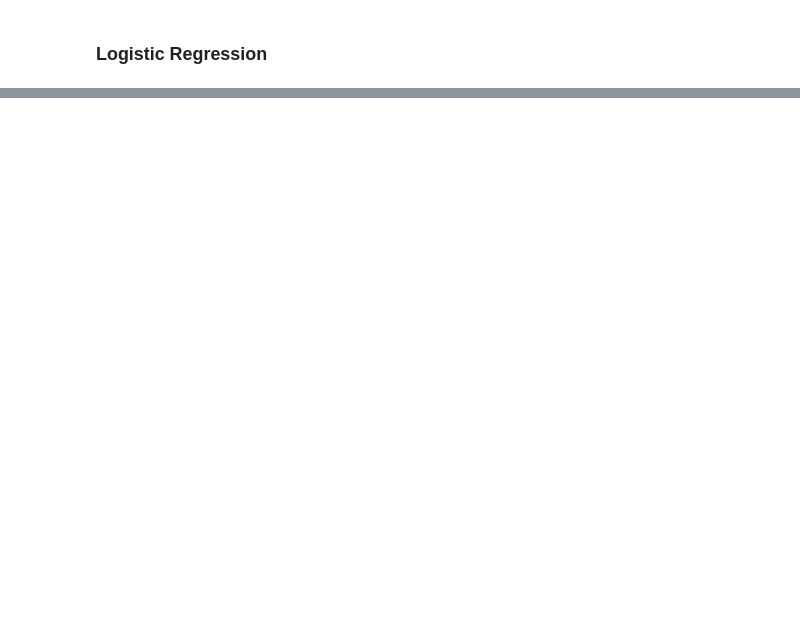
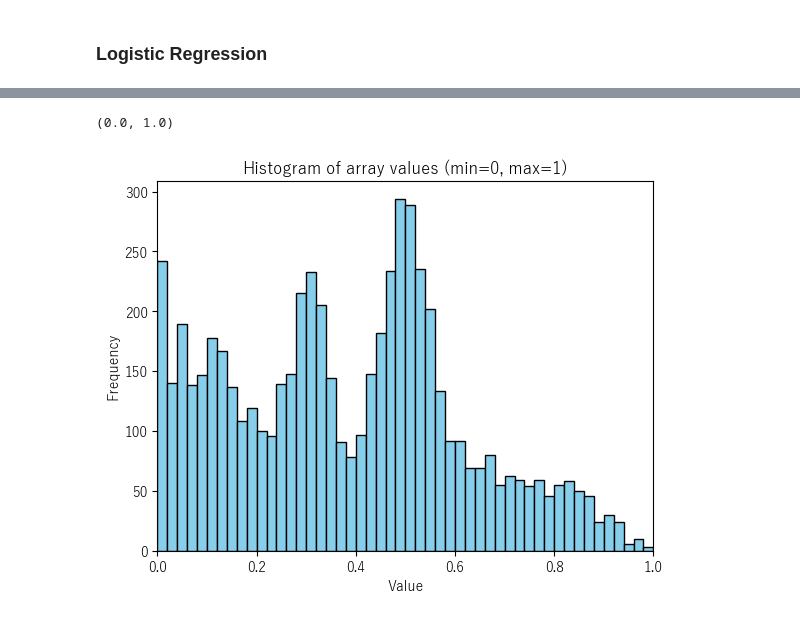
Before and after one commit to yoshi-suke/202507-atma-cup, a Jupyter notebook: test.ipynb, the cells around one changed output, grey strips where cells are left out. Cells and saved outputs as stored; diff of their text form; code cells hidden in the pictures; blank space fills up the shorter version.

Commit message:
feat: LogisticRegression, XGBoost追加

```diff
--- a/test.ipynb
+++ b/test.ipynb
@@ -929,0 +829,32 @@ from sklearn import linear_model
+# %%
+from sklearn.linear_model import LogisticRegression
+from sklearn.metrics import roc_auc_score, roc_curve
+
+# X = train_merge.iloc[:, 8:]
+X = train_merge.drop(columns=["社員番号", "is_test", "target"])
+y = train_merge["target"]
+
+
+# クロスバリデーション：層化5分割
+skf = StratifiedKFold(n_splits=5, shuffle=True, random_state=42)
+
+for fold, (train_idx, test_idx) in enumerate(skf.split(X, y)):
+    print("fold: ",)
+    X_train, X_test = X.iloc[train_idx], X.iloc[test_idx]
+    y_train, y_test = y.iloc[train_idx], y.iloc[test_idx]
+
+    model = LogisticRegression(max_iter=1000, class_weight="balanced") # Default(100)で収束しなかったので大きい値に設定
+    model.fit(X_train, y_train)
+
+    # (1) 予測確率を取得
+    y_pred_proba_train = model.predict_proba(X_train)[:,1]  # positiveクラス（1）の確率
+    y_pred_proba = model.predict_proba(X_test)[:,1]  # positiveクラス（1）の確率
+
+    # (2) ROC-AUC算出
+    auc_train = roc_auc_score(y_train, y_pred_proba_train)
+    auc = roc_auc_score(y_test, y_pred_proba)
+
+    print(f'Fold {fold}')
+    print('ROC-AUC (Train):', auc_train)
+    print('ROC-AUC (Test):', auc)
+    print()
@@ -929,0 +879,9 @@ from sklearn import linear_model
+# %%
+plt.hist(y_pred_proba_train, bins=50, range=(0,1), color='skyblue', edgecolor='black')
+plt.xlabel('Value')
+plt.ylabel('Frequency')
+plt.title('Histogram of array values (min=0, max=1)')
+plt.xlim(0, 1)
+# %% [output]
+(0.0, 1.0)
+[figure, added]
```
Also changed, not shown: parts of 27 cells of this notebook, 2 other files.
